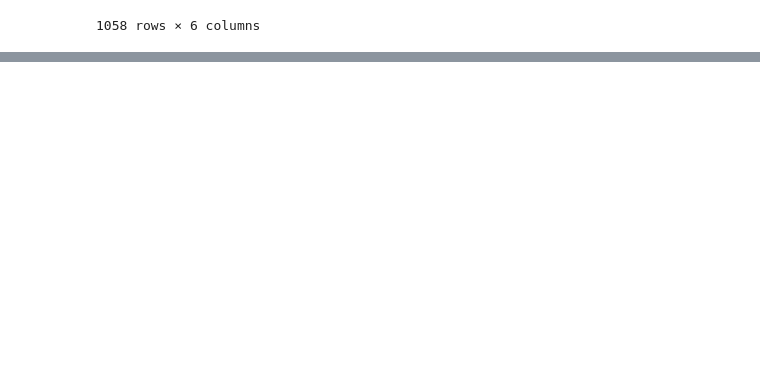
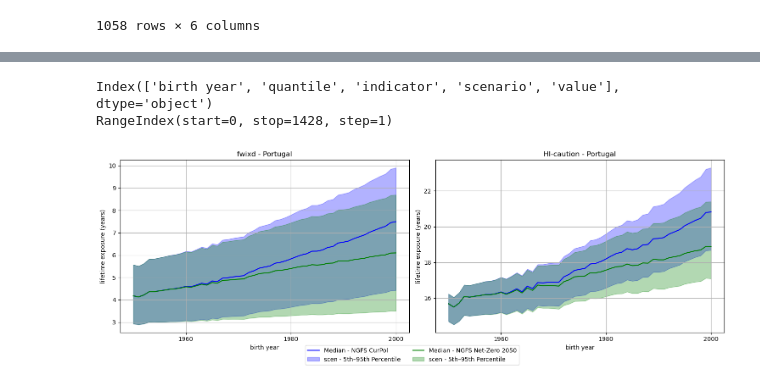
Before and after one commit to rosapietroiusti/dem4cli, a Jupyter notebook: notebooks/dem4cli-rime-x.ipynb, the cells around one changed output, grey strips where cells are left out. Saved outputs shown, nothing was run; the diff lists cells and outputs as text; code cells hidden in the pictures; blank space fills up the shorter version.

```diff
--- a/notebooks/dem4cli-rime-x.ipynb
+++ b/notebooks/dem4cli-rime-x.ipynb
@@ -272,0 +341,15 @@ df_lifetime_exp
+# %%
+# Process the dataframe with lifetime exposure results for plotting
+
+# Convert from cumulated days to cumulated years
+df_lifetime_exp_years = df_lifetime_exp / 365.25
+
+# Reset the index to convert 'birth year' and 'quantile' into columns
+df_lifetime_exp_reset = df_lifetime_exp_years.reset_index()
+
+# Melt the DataFrame to long format
+df_lifetime_exp_melted = df_lifetime_exp_reset.melt(
+    id_vars=['birth year', 'quantile'],
+    var_name=['indicator', 'scenario'],
+    value_name='value'
+)
@@ -272,0 +411,65 @@ df_lifetime_exp
+# %%
+print(df_lifetime_exp_melted.columns)
+print(df_lifetime_exp_melted.index)
+# %% [output]
+Index(['birth year', 'quantile', 'indicator', 'scenario', 'value'], dtype='object')
+RangeIndex(start=0, stop=1428, step=1)
+# %%
+# Plot the lifetime exposure
+
+colors = ['blue', 'green']
+tick_interval = 20 # set interval for x axis tick for plotting
+
+# Quantiles for plotting
+low_quantile = 0.05
+high_quantile = 1 - low_quantile
+
+# Get unique indicators
+indicators = df_ts_quantiles_melted['indicator'].unique()
+scenarios = df_ts_quantiles_melted['scenario'].unique()
+
+fig, axs = plt.subplots(nrows=1, ncols=2, figsize=(15, 5))
+axs = axs.flatten() if len(indicators) > 1 else [axs]
+
+for ind_index, ind in enumerate(indicators):
+
+ # Filter data for the current indicator
+    indicator_data = df_lifetime_exp_melted[df_lifetime_exp_melted['indicator'] == ind]
+
+    # Loop through each scenario
+    for scen_index, scen in enumerate(scenarios):
+        # Filter data for the current scenario
+        scen_data = indicator_data[indicator_data['scenario'] == scen]
+
+        # Plot the median
+        axs[ind_index].plot(
+            scen_data[scen_data['quantile'] == 0.5]['birth year'],
+            scen_data[scen_data['quantile'] == 0.5]['value'],
+            label=f'Median - {scen}',
+            color=colors[scen_index]
+            )
+
+        # Plot the uncertainty range
+        axs[ind_index].fill_between(
+            scen_data[scen_data['quantile'] == 0.5]['birth year'],
+            scen_data[scen_data['quantile'] == low_quantile]['value'],
+            scen_data[scen_data['quantile'] == high_quantile]['value'],
+            color=colors[scen_index],
+            alpha=0.3,
+            label=f'scen - {int(low_quantile*100)}th–{int(high_quantile*100)}th Percentile')
+
+     # Set labels, titles and grid
+    axs[ind_index].set_xlabel('birth year')
+    axs[ind_index].set_ylabel('lifetime exposure (years)')
+    axs[ind_index].set_title(f'{ind} - Portugal')
+    axs[ind_index].grid(True)
+    axs[ind_index].xaxis.set_major_locator(MultipleLocator(tick_interval))
+
+# Add a column legend
+handles, labels = axs[ind_index].get_legend_handles_labels()
+fig.legend(handles, labels, loc='lower center', ncol=2, bbox_to_anchor=(0.5, -0.05))
+
+plt.tight_layout()
+plt.show()
+# %% [output]
+[figure, added]
```
Also changed, not shown: parts of 23 cells of this notebook.
